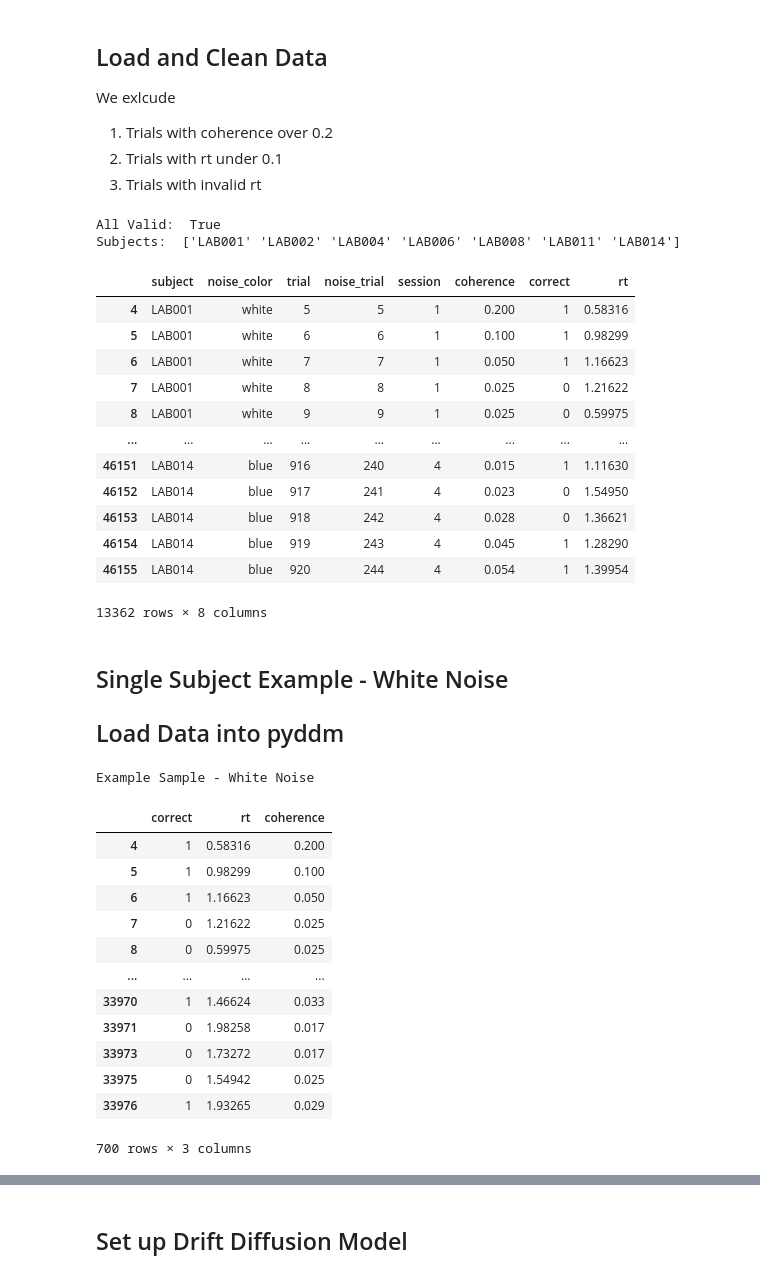
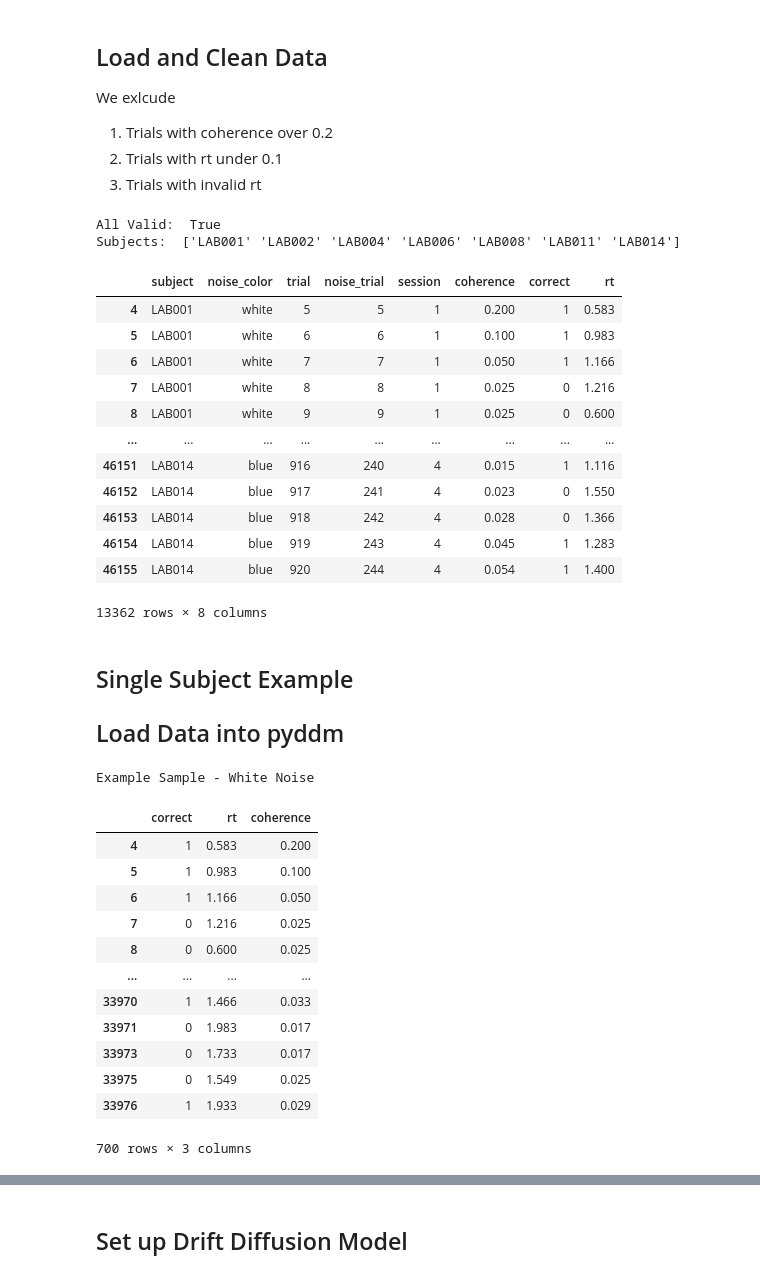
Before and after one commit to LNDG/zurich_data, a Jupyter notebook: fit_ddm.ipynb, the cells around one changed output, grey strips where cells are left out. Drawn from its saved outputs; the diff is of its cells as text; code cells hidden in the pictures.

```diff
--- a/fit_ddm.ipynb
+++ b/fit_ddm.ipynb
@@ -22,43 +22,46 @@ We exlcude
 # %%
 # Read Data
 columns =['subject', 'noise_color', 'trial', 'noise_trial', 'session', 'coherence', 'correct', 'rt']
 data = pd.read_csv('allData.txt', header = None, names=columns)
 data['subject'] = [sub.split('_')[2][-6:] for sub in data['subject']]
 
 # Choose only Subject with real Stimulation
 data = data.loc[(data['noise_color']=='white') | (data['noise_color']=='pink') | (data['noise_color']=='blue')]
 
 # Exclude Trials with invalid Reaction Time and reaction times lower than 0.1
 data = data[~data['rt'].isnull()]
 print('All Valid: ', ~np.any(data.isnull()))
 data = data[(data['rt']>0.1) & data['rt']<2.0]
 
 # Exlude Trials with Coherence Levels higher than 200 and reset coherence to percent
 data = data[data['coherence']<=200]
 data['coherence'] /= 1000
 
+# Round Reaction Times
+data['rt'] = np.round(data['rt'],3)
+
 # Get Subject List
 SubjectList = np.unique(data['subject'])
 print('Subjects: ', SubjectList)
 display(data)
 # %% [output]
 All Valid:  True
 Subjects:  ['LAB001' 'LAB002' 'LAB004' 'LAB006' 'LAB008' 'LAB011' 'LAB014']
 |  | subject | noise_color | trial | noise_trial | session | coherence | correct | rt |
-| 4 | LAB001 | white | 5 | 5 | 1 | 0.200 | 1 | 0.58316 |
-| 5 | LAB001 | white | 6 | 6 | 1 | 0.100 | 1 | 0.98299 |
-| 6 | LAB001 | white | 7 | 7 | 1 | 0.050 | 1 | 1.16623 |
-| 7 | LAB001 | white | 8 | 8 | 1 | 0.025 | 0 | 1.21622 |
-| 8 | LAB001 | white | 9 | 9 | 1 | 0.025 | 0 | 0.59975 |
+| 4 | LAB001 | white | 5 | 5 | 1 | 0.200 | 1 | 0.583 |
+| 5 | LAB001 | white | 6 | 6 | 1 | 0.100 | 1 | 0.983 |
+| 6 | LAB001 | white | 7 | 7 | 1 | 0.050 | 1 | 1.166 |
+| 7 | LAB001 | white | 8 | 8 | 1 | 0.025 | 0 | 1.216 |
+| 8 | LAB001 | white | 9 | 9 | 1 | 0.025 | 0 | 0.600 |
 | ... | ... | ... | ... | ... | ... | ... | ... | ... |
-| 46151 | LAB014 | blue | 916 | 240 | 4 | 0.015 | 1 | 1.11630 |
-| 46152 | LAB014 | blue | 917 | 241 | 4 | 0.023 | 0 | 1.54950 |
-| 46153 | LAB014 | blue | 918 | 242 | 4 | 0.028 | 0 | 1.36621 |
-| 46154 | LAB014 | blue | 919 | 243 | 4 | 0.045 | 1 | 1.28290 |
-| 46155 | LAB014 | blue | 920 | 244 | 4 | 0.054 | 1 | 1.39954 |
+| 46151 | LAB014 | blue | 916 | 240 | 4 | 0.015 | 1 | 1.116 |
+| 46152 | LAB014 | blue | 917 | 241 | 4 | 0.023 | 0 | 1.550 |
+| 46153 | LAB014 | blue | 918 | 242 | 4 | 0.028 | 0 | 1.366 |
+| 46154 | LAB014 | blue | 919 | 243 | 4 | 0.045 | 1 | 1.283 |
+| 46155 | LAB014 | blue | 920 | 244 | 4 | 0.054 | 1 | 1.400 |
 13362 rows × 8 columns
 # %% [markdown]
-## Single Subject Example - White Noise
+## Single Subject Example
 ## Load Data into pyddm
 # %%
 # Subject Lab001 dfs with different Noise colors
@@ -76,15 +79,15 @@ display(white_df)
 # %% [output]
 Example Sample - White Noise
 |  | correct | rt | coherence |
-| 4 | 1 | 0.58316 | 0.200 |
-| 5 | 1 | 0.98299 | 0.100 |
-| 6 | 1 | 1.16623 | 0.050 |
-| 7 | 0 | 1.21622 | 0.025 |
-| 8 | 0 | 0.59975 | 0.025 |
+| 4 | 1 | 0.583 | 0.200 |
+| 5 | 1 | 0.983 | 0.100 |
+| 6 | 1 | 1.166 | 0.050 |
+| 7 | 0 | 1.216 | 0.025 |
+| 8 | 0 | 0.600 | 0.025 |
 | ... | ... | ... | ... |
-| 33970 | 1 | 1.46624 | 0.033 |
-| 33971 | 0 | 1.98258 | 0.017 |
-| 33973 | 0 | 1.73272 | 0.017 |
-| 33975 | 0 | 1.54942 | 0.025 |
-| 33976 | 1 | 1.93265 | 0.029 |
+| 33970 | 1 | 1.466 | 0.033 |
+| 33971 | 0 | 1.983 | 0.017 |
+| 33973 | 0 | 1.733 | 0.017 |
+| 33975 | 0 | 1.549 | 0.025 |
+| 33976 | 1 | 1.933 | 0.029 |
 700 rows × 3 columns
```
Also changed, not shown: parts of 7 cells of this notebook.
